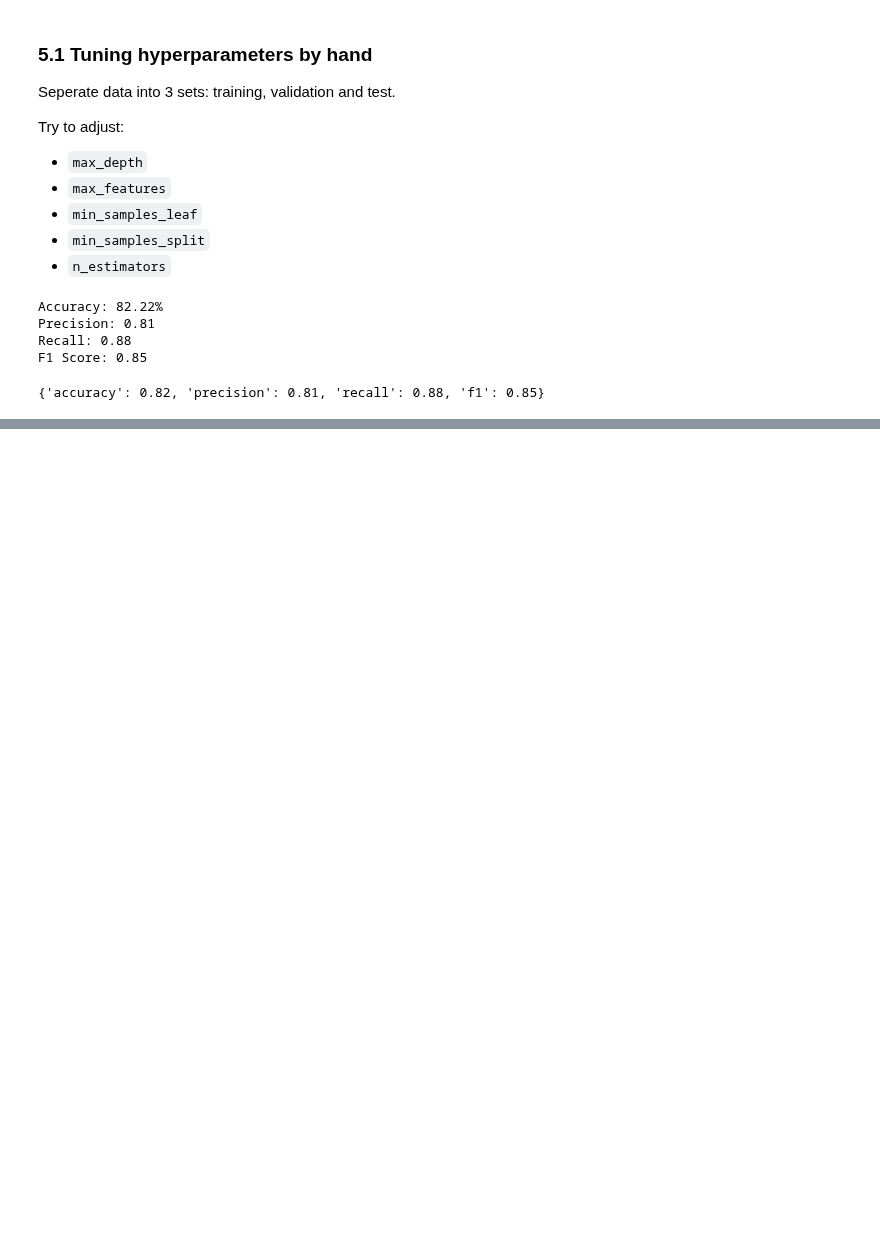
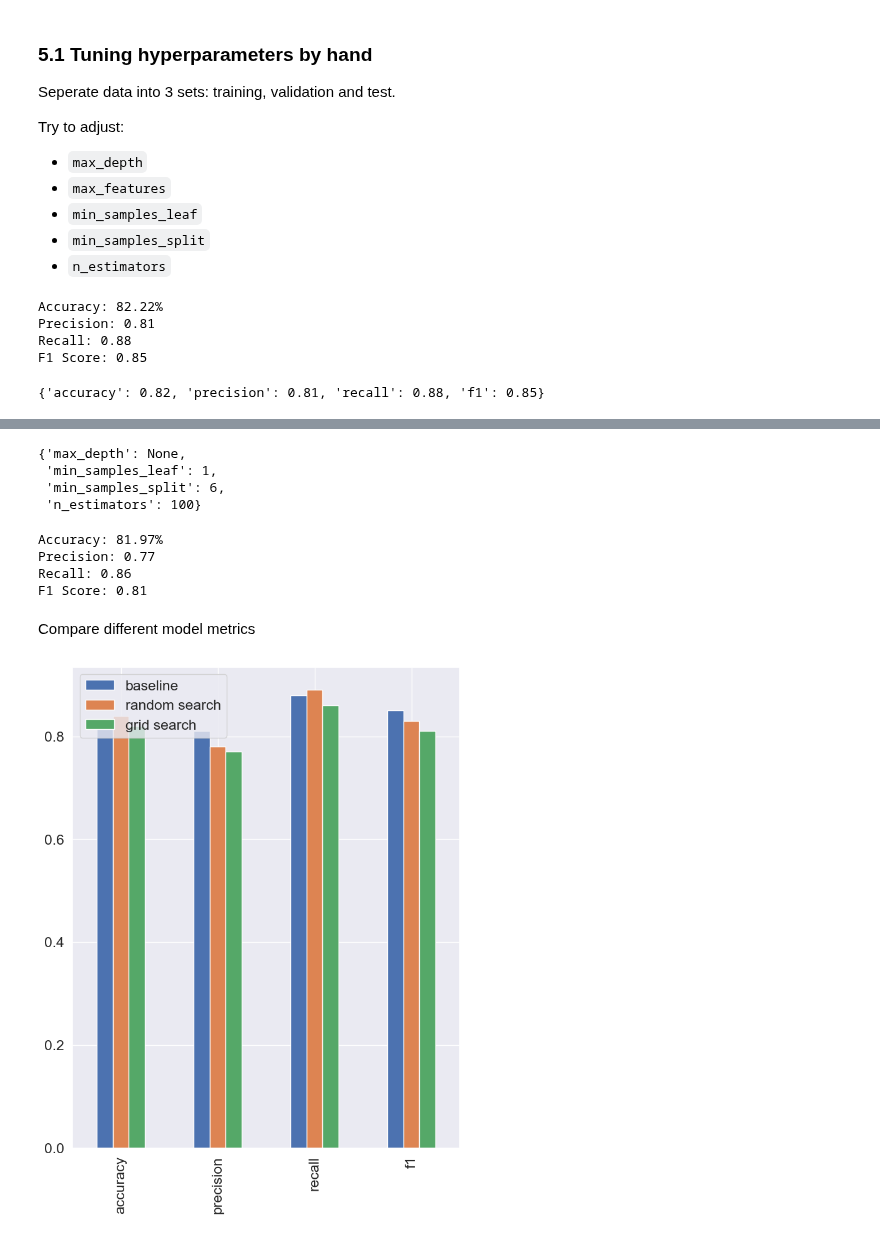
Before and after one commit to walread/sample-project, a Jupyter notebook: sklearn/introduction-to-scikit-learn.ipynb, the cells around one changed output, grey strips where cells are left out. Drawn from its saved outputs; the diff is of its cells as text; code cells hidden in the pictures; blank space fills up the shorter version.

```diff
--- a/sklearn/introduction-to-scikit-learn.ipynb
+++ b/sklearn/introduction-to-scikit-learn.ipynb
@@ -1384,0 +1438,6 @@ F1 Score: 0.85
+# %%
+# Make prediction with the best hyperparameters
+rs_y_pred = rs_clf.predict(X_test)
+
+# Evalute the predictions
+rs_metrics = evaluate_pred(y_test, rs_y_pred)
@@ -1384,0 +1458,24 @@ F1 Score: 0.85
+# %%
+grid_2 = {"n_estimators": [100, 200, 500],
+          "max_depth": [None],
+          "min_samples_split": [6],
+          "min_samples_leaf": [1, 2]}
+# %%
+from sklearn.model_selection import GridSearchCV, train_test_split
+
+np.random.seed(42)
+
+X = heart_disease_shuffled.drop("target", axis=1)
+y = heart_disease_shuffled["target"]
+
+X_train, X_test, y_train, y_test = train_test_split(X, y, test_size=0.2)
+
+clf = RandomForestClassifier()
+
+gs_clf = GridSearchCV(estimator=clf,
+                            param_grid=grid_2,
+                            cv=5,
+                            verbose=2)
+
+# Fit the GridSearchCV version of clf
+gs_clf.fit(X_train, y_train)
@@ -1384,0 +1505,26 @@ F1 Score: 0.85
+# %%
+gs_clf.best_params_
+# %% [output]
+{'max_depth': None,
+ 'min_samples_leaf': 1,
+ 'min_samples_split': 6,
+ 'n_estimators': 100}
+# %%
+gs_y_pred = gs_clf.predict(X_test)
+
+gs_metrics = evaluate_pred(y_test, gs_y_pred)
+# %% [output]
+Accuracy: 81.97%
+Precision: 0.77
+Recall: 0.86
+F1 Score: 0.81
+# %% [markdown]
+Compare different model metrics
+# %%
+compare_metrics = pd.DataFrame({"baseline": baseline_metrics,
+                                "random search": rs_metrics,
+                                "grid search": gs_metrics})
+
+compare_metrics.plot.bar(figsize=(8, 10));
+# %% [output]
+[figure, added]
```
Also changed, not shown: parts of 7 cells of this notebook.
